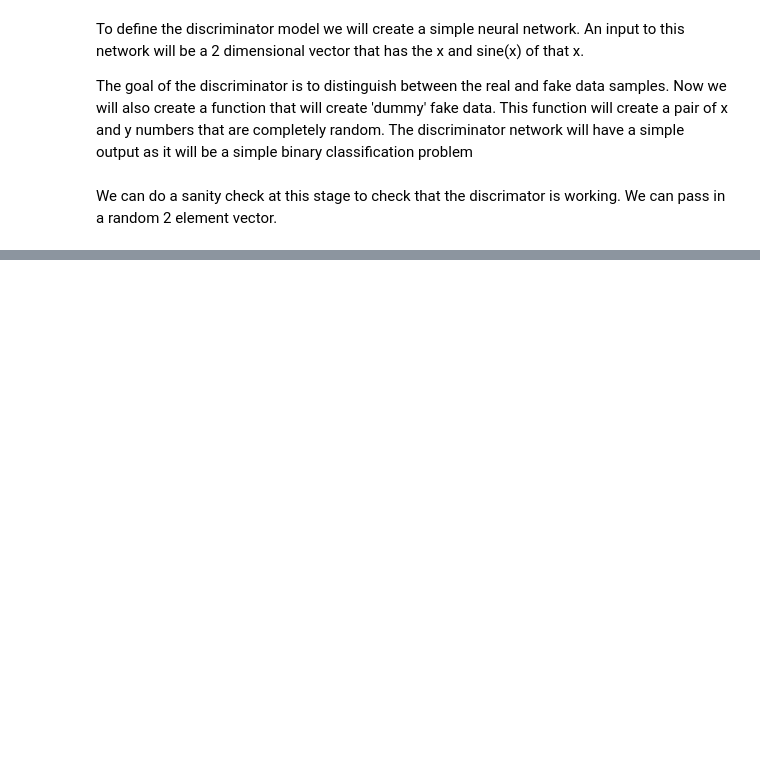
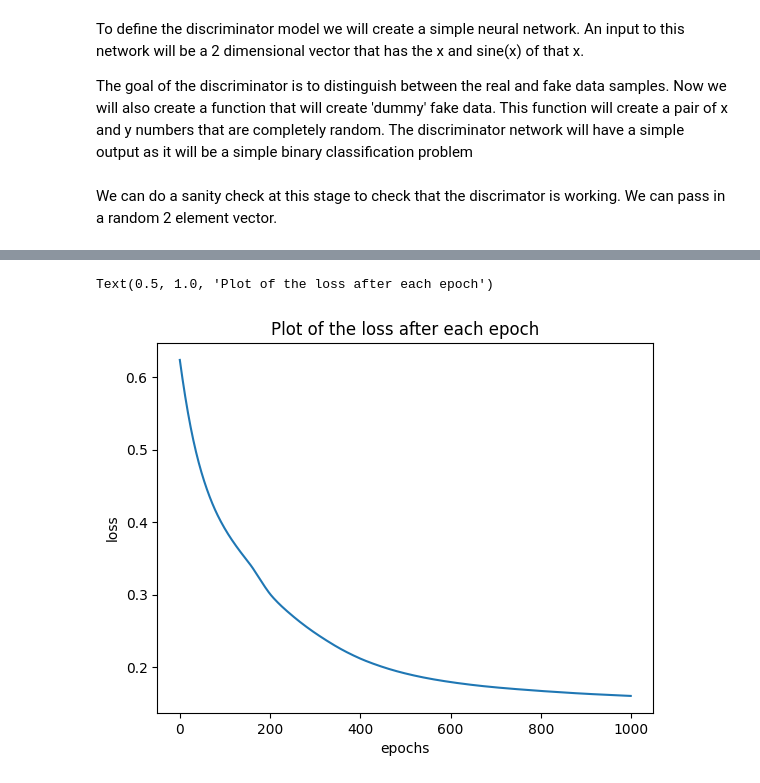
Before and after one commit to Rahy-Premji/NvidiaSpringWeek, a Jupyter notebook: GANsNotebook.ipynb, the cells around one changed output, grey strips where cells are left out. Cells and saved outputs as stored; diff of their text form; code cells hidden in the pictures; blank space fills up the shorter version.

```diff
--- a/GANsNotebook.ipynb
+++ b/GANsNotebook.ipynb
@@ -83,7 +83,7 @@ class Discriminator(nn.Module):
 
     def forward(self,x):
         x = self.fc1(x)
-        x = F.relu(x)
+        x = torch.relu(x)
         x = self.fc2(x)
         x = torch.sigmoid(x)
         return x
@@ -98,0 +122,4 @@ NameError: name 'F' is not defined
+# %%
+discriminator = Discriminator()
+optimizer = torch.optim.Adam(discriminator.parameters(), lr = 0.001)
+criterion = torch.nn.BCELoss()
@@ -98,0 +128,17 @@ NameError: name 'F' is not defined
+# %%
+epochs = 1000 #number of epochs
+n = 100 #number of batches to be created
+x_data, y_data = generate_data_samples(n)
+x_fake, y_fake = generate_dummy_fake_data(n)
+
+x_all = torch.vstack((x_data, x_fake))
+y_all = torch.vstack((y_data, y_fake))
+all_loss = []
+for i in range(epochs):
+    y_hat = discriminator(x_all)
+    loss = criterion(y_hat, y_all)
+    all_loss.append(loss.item())
+
+    loss.backward()
+    optimizer.step()
+    optimizer.zero_grad()
@@ -98,0 +149,8 @@ NameError: name 'F' is not defined
+# %%
+plt.plot(all_loss)
+plt.xlabel("epochs")
+plt.ylabel("loss")
+plt.title('Plot of the loss after each epoch')
+# %% [output]
+Text(0.5, 1.0, 'Plot of the loss after each epoch')
+[figure, added]
```
Also changed, not shown: parts of 10 cells of this notebook.
